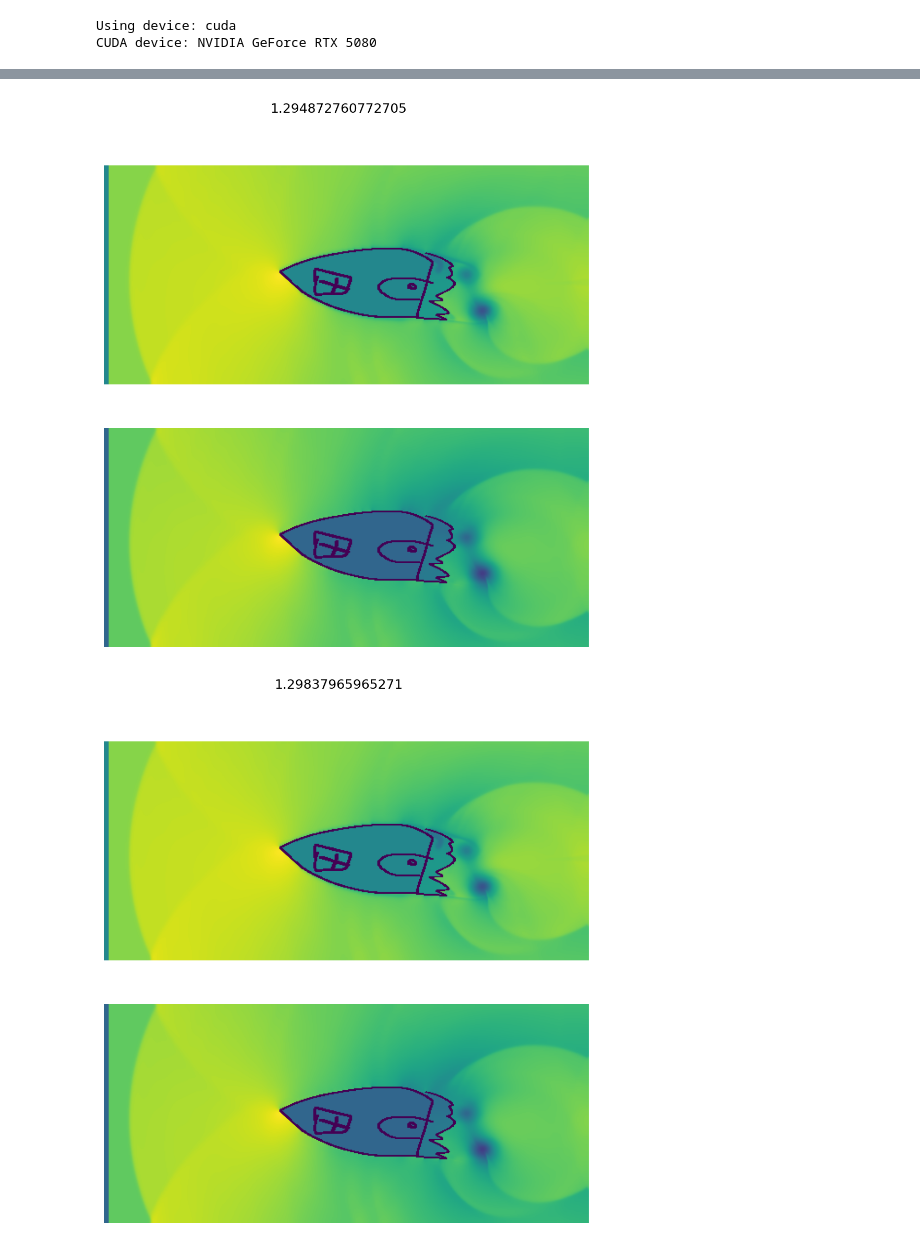
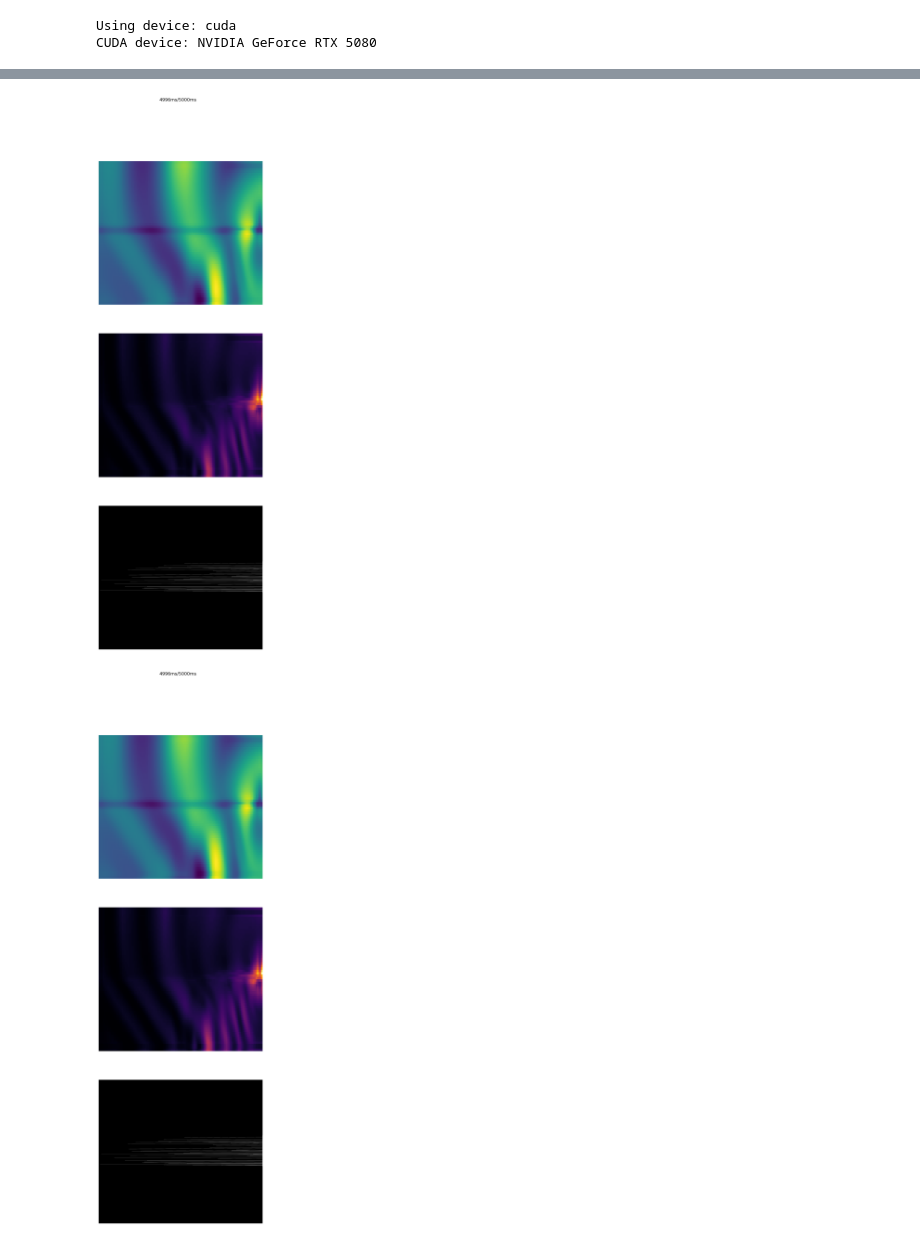
Before and after one commit to teo646/CFD, a Jupyter notebook: simulation/run.ipynb, the cells around one changed output, grey strips where cells are left out. Drawn from its saved outputs; the diff is of its cells as text; code cells hidden in the pictures.

```diff
--- a/simulation/run.ipynb
+++ b/simulation/run.ipynb
@@ -131,36 +256,42 @@ sim = Simulator(
     reconstruction_method=muscl_reconstruction,
     boundary_function=transmissive_bc,
     update_method=strang_update,
-    solid_cell = solid_cell,
+    solid_cell = None,
     dimension=DIMENSION,
-    visualizers=[]
+    visualizers=[lines]
 )
 # %%
-IV = ImageVisualizer((sim.get_images_num(), 1), record = True, save_path="./run", figsize=(8, 8))
-IV.update(sim.get_images())
-
-
 t = T_DOMAIN[0]
 counter = 0
+
+dt_record = []
+
+IV = ImageVisualizer((sim.get_images_num(), 1), record = True, save_path="./run", figsize=(8, 8 * sim.get_images_num()), cmaps = ["viridis", "inferno", None])
+IV.update(sim.get_images(), t)
+
 while t < T_DOMAIN[1]:
     counter += 1
     dt = sim.update()
     t += dt
+    dt_record.append(dt)
 
-    sim.cell[:, :, :5, 0] = rho_outer
-    sim.cell[:, :, :5, 4] = p_outer
-    sim.cell[:, :, :5, 1] = u_in
+    if(t < EXPLOSION_T):
+        #sim.cell[..., 0] = torch.max(sim.cell[..., 0], source[..., 0])
+        #sim.cell[..., 4] = torch.max(sim.cell[..., 4], source[..., 4])
+        CELL[:,:,:3,1] = source[:,:,:3,1]
 
     if(counter % 3 == 0):
-        torch.save(sim.cell.half(), f"{folder}/{t}.pt")
-        IV.update(sim.get_images())
-        IV.set_title(t.item())
+        #torch.save(sim.cell.half(), f"{folder}/{t}.pt")
+        IV.set_title(f"{round(t.item() * 1000)}ms/{T_DOMAIN[1] * 1000}ms")
+        IV.update(sim.get_images(), t.item())
 
+    '''
     if(counter % 60 == 0):
         shutil.rmtree(folder_full, ignore_errors=True)
         os.makedirs(folder_full, exist_ok=True)
         torch.save(sim.cell, f"{folder_full}/{t}.pt")
+    '''
 # %% [output]
-[figure, old version]
+[figure, new version]
-[figure, old version]
+[figure, new version]
 # %%
```
Also changed, not shown: parts of 8 cells of this notebook, 5 other files.
